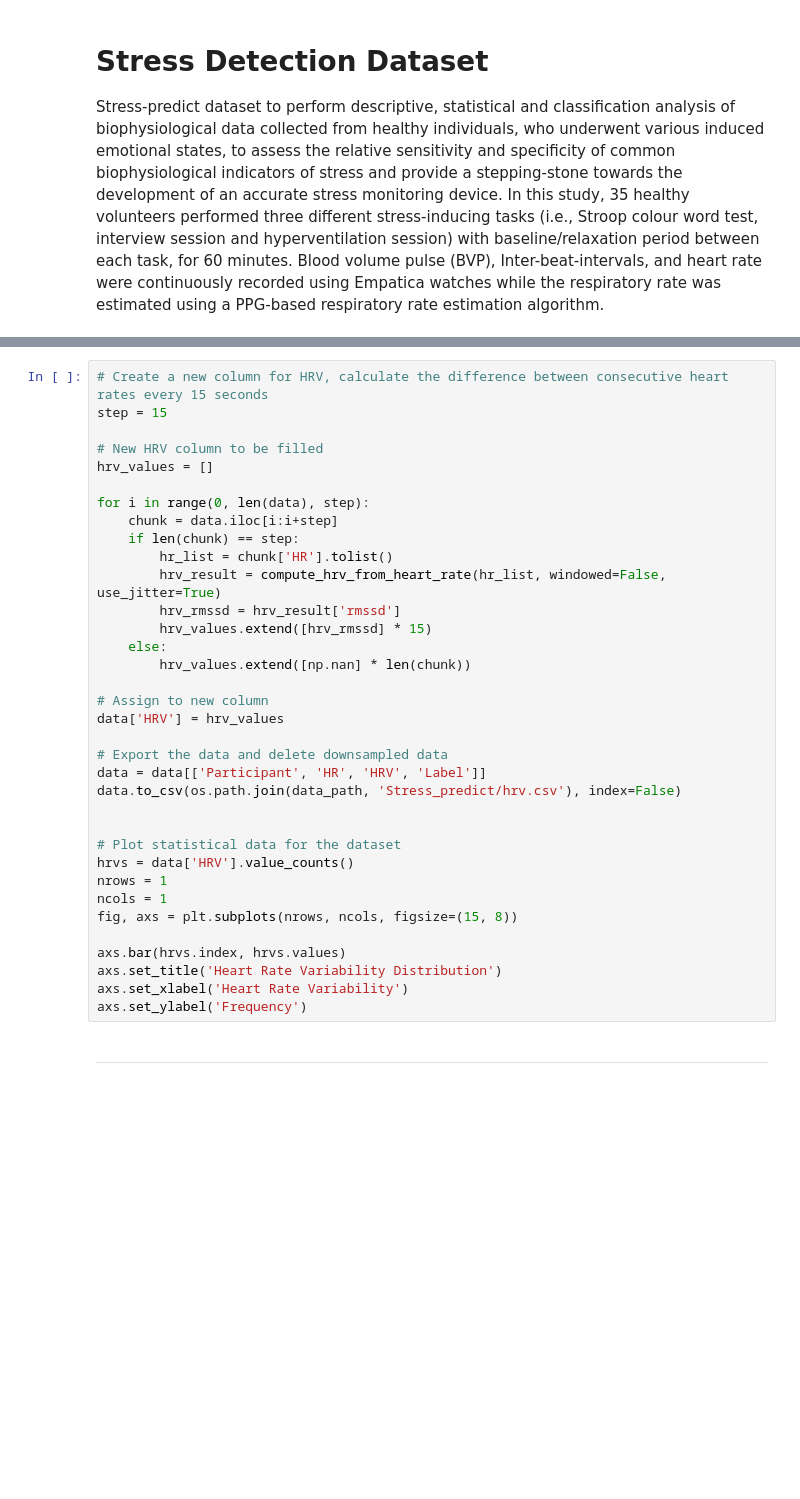
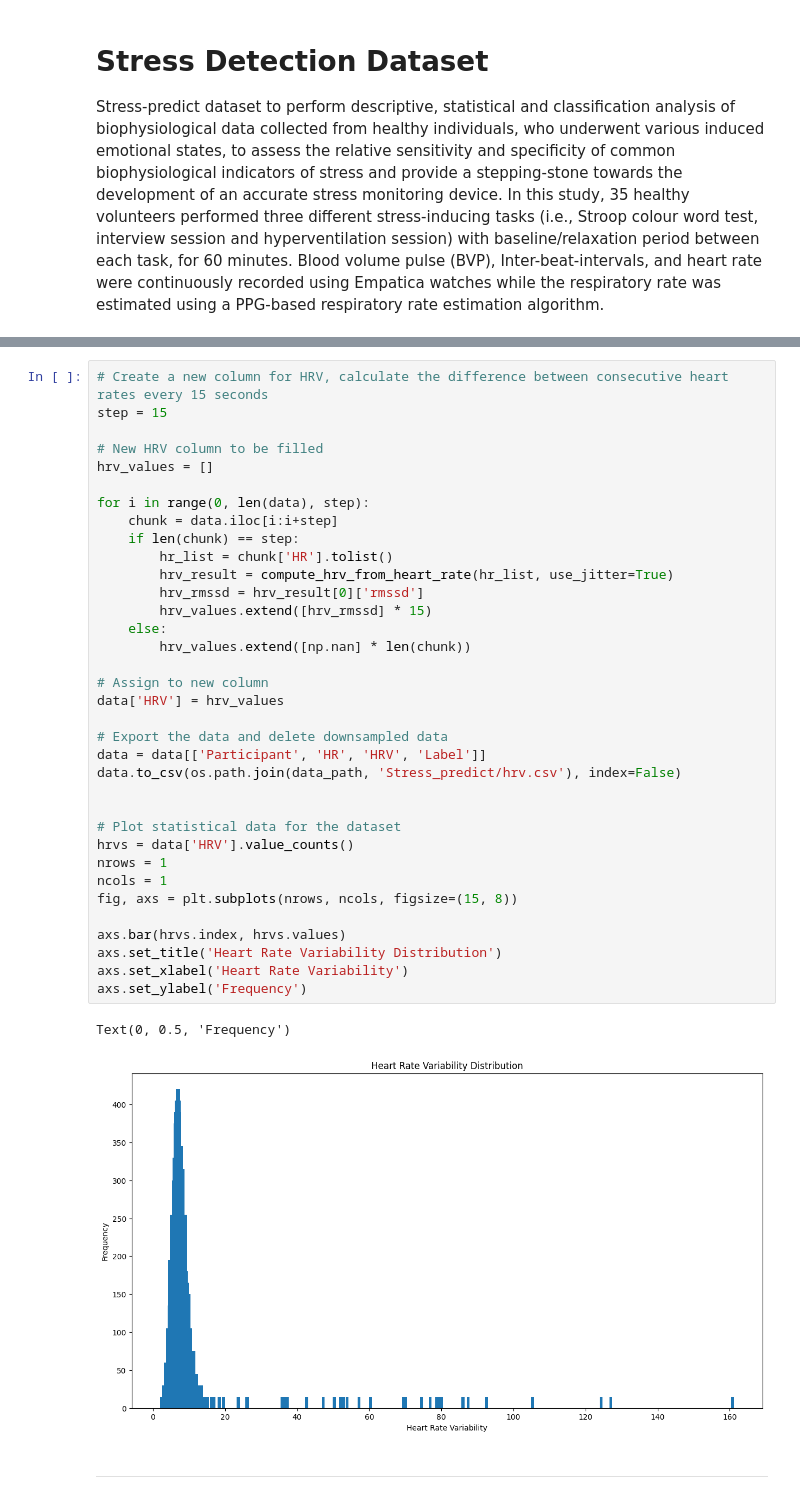
Before and after one commit to StamatisOrfanos/Stress_Detection, a Jupyter notebook: preprocessing.ipynb, the cells around one changed output, grey strips where cells are left out. Cells and saved outputs as stored; diff of their text form; blank space fills up the shorter version.

```diff
--- a/preprocessing.ipynb
+++ b/preprocessing.ipynb
@@ -362,35 +427,38 @@ step = 15
 
 # New HRV column to be filled
 hrv_values = []
 
 for i in range(0, len(data), step):
     chunk = data.iloc[i:i+step]
     if len(chunk) == step:
         hr_list = chunk['HR'].tolist()
-        hrv_result = compute_hrv_from_heart_rate(hr_list, windowed=False, use_jitter=True)
-        hrv_rmssd = hrv_result['rmssd']
+        hrv_result = compute_hrv_from_heart_rate(hr_list, use_jitter=True)
+        hrv_rmssd = hrv_result[0]['rmssd']
         hrv_values.extend([hrv_rmssd] * 15)
     else:
         hrv_values.extend([np.nan] * len(chunk))
 
 # Assign to new column
 data['HRV'] = hrv_values
 
 # Export the data and delete downsampled data
 data = data[['Participant', 'HR', 'HRV', 'Label']]
 data.to_csv(os.path.join(data_path, 'Stress_predict/hrv.csv'), index=False)
 
 
 # Plot statistical data for the dataset
 hrvs = data['HRV'].value_counts()
 nrows = 1
 ncols = 1
 fig, axs = plt.subplots(nrows, ncols, figsize=(15, 8))
 
 axs.bar(hrvs.index, hrvs.values)
 axs.set_title('Heart Rate Variability Distribution')
 axs.set_xlabel('Heart Rate Variability')
 axs.set_ylabel('Frequency')
+# %% [output]
+Text(0, 0.5, 'Frequency')
+[figure, added]
 # %% [markdown]
 ---
 # %% [markdown]
```
Also changed, not shown: parts of 12 cells of this notebook, 2 other files.
